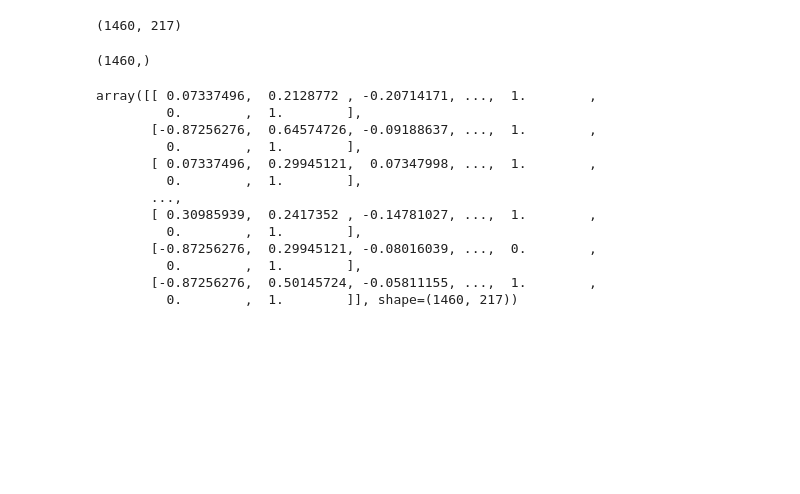
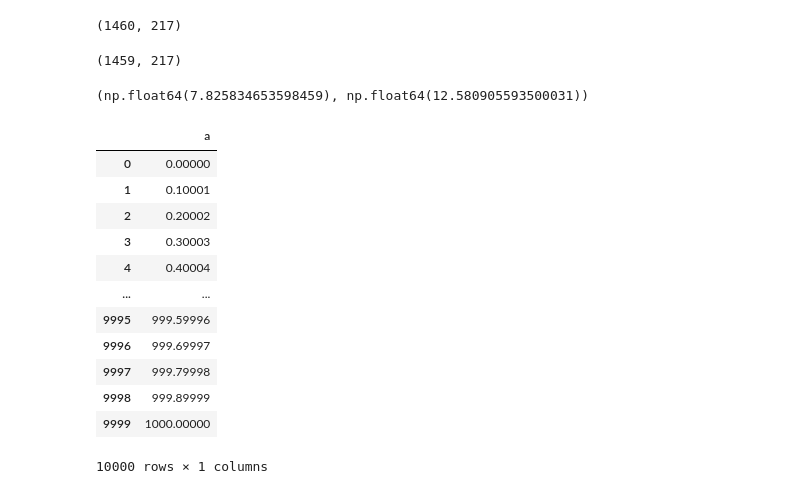
Before and after one commit to pedrobirq/extreme_ml_learning_final_project, a Jupyter notebook: draft.ipynb, the cells around one changed output. Cells and saved outputs as stored; diff of their text form; code cells hidden in the pictures; blank space fills up the shorter version.

Commit message:
start making training pipeline for houses

```diff
--- a/draft.ipynb
+++ b/draft.ipynb
@@ -849,22 +841,51 @@ X.shape
 # %% [output]
 (1460, 217)
 # %%
-y.shape
+X_test = test_preparer.to_xy()
+X_test.shape
 # %% [output]
-(1460,)
+(1459, 217)
-# %%
-X
-# %% [output]
-array([[ 0.07337496,  0.2128772 , -0.20714171, ...,  1.        ,
-         0.        ,  1.        ],
-       [-0.87256276,  0.64574726, -0.09188637, ...,  1.        ,
-         0.        ,  1.        ],
-       [ 0.07337496,  0.29945121,  0.07347998, ...,  1.        ,
-         0.        ,  1.        ],
-       ...,
-       [ 0.30985939,  0.2417352 , -0.14781027, ...,  1.        ,
-         0.        ,  1.        ],
-       [-0.87256276,  0.29945121, -0.08016039, ...,  0.        ,
-         0.        ,  1.        ],
-       [-0.87256276,  0.50145724, -0.05811155, ...,  1.        ,
-         0.        ,  1.        ]], shape=(1460, 217))
+# %%
+from sklearn.linear_model import LinearRegression
+import utils
+from config import config
+from objects.datasets import HousesDatasetPrepare
+
+preparer = HousesDatasetPrepare(config.paths.houses_train)
+train_dataset = preparer.prepare_dataset()
+train_statistics = preparer.statistics
+
+test_preparer = HousesDatasetPrepare(config.paths.houses_test)
+test_dataset = test_preparer.prepare_dataset(train_statistics)
+
+X, y = preparer.to_xy()
+X_test = test_preparer.to_xy()
+
+linreg = LinearRegression()
+linreg.fit(X, y)
+y_pred = linreg.predict(X_test)
+y_pred.min(), y_pred.max()
+# %% [output]
+(np.float64(7.825834653598459), np.float64(12.580905593500031))
+# %%
+import numpy as np
+import pandas as pd
+
+a = np.linspace(0, 1000, 10000)
+# %%
+df_a = pd.DataFrame(a, columns=['a'])
+df_a
+# %% [output]
+|  | a |
+| 0 | 0.00000 |
+| 1 | 0.10001 |
+| 2 | 0.20002 |
+| 3 | 0.30003 |
+| 4 | 0.40004 |
+| ... | ... |
+| 9995 | 999.59996 |
+| 9996 | 999.69997 |
+| 9997 | 999.79998 |
+| 9998 | 999.89999 |
+| 9999 | 1000.00000 |
+10000 rows × 1 columns
```
Also changed, not shown: parts of 5 cells of this notebook, 10 other files.
